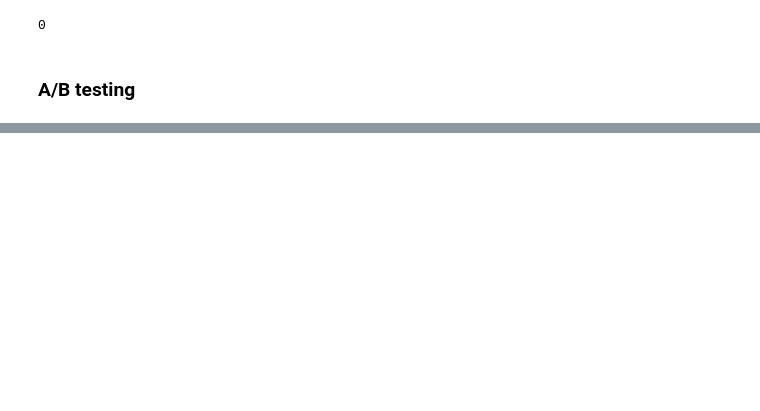
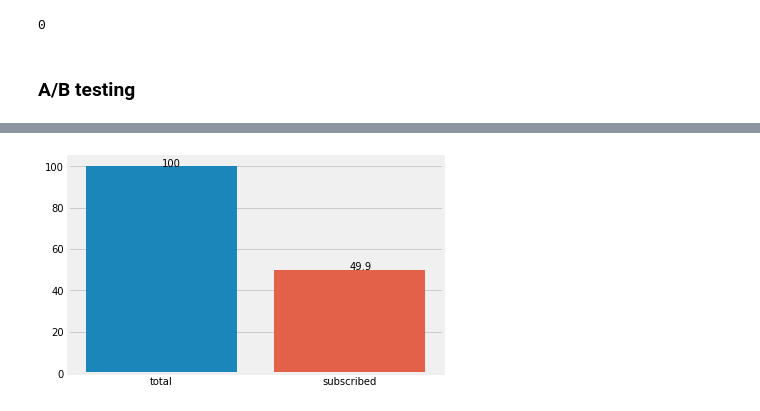
Before and after one commit to mohammadhamzehloui/DS-Notebooks, a Jupyter notebook: A_B_testing/A-B-Testing.ipynb, the cells around one changed output, grey strips where cells are left out. Cells and saved outputs as stored; diff of their text form; code cells hidden in the pictures; blank space fills up the shorter version.

```diff
--- a/A_B_testing/A-B-Testing.ipynb
+++ b/A_B_testing/A-B-Testing.ipynb
@@ -168,0 +138,23 @@ Name: subscription_date, Length: 1100, dtype: datetime64[ns]
+# %%
+demo_agg[["reg_date","lapse_date"]].max()
+current_date = pd.to_datetime("2018-03-17")
+
+# Max lapse day, a week before today
+max_lapse_date = current_date - timedelta(7)
+
+#Selecting the users that lapsed before the lapse day
+conv_users = demo_agg[(demo_agg.lapse_date < max_lapse_date)]
+total_user_count = conv_users.price.count()
+max_sub_date = conv_users.lapse_date+timedelta(days=7)
+
+#Filterning non zero subscriptions
+total_subs = conv_users[(conv_users.price > 0) & (conv_users.subscription_date <= max_sub_date)]
+conversion_rate = total_subs.price.count() / total_user_count
+
+x=['total','subscribed']
+y=[100,np.round(conversion_rate*100, decimals=2)]
+count = sns.barplot(x,y)
+for i,v in enumerate(x):
+         count.text(i, y[i],y[i])
+# %% [output]
+[figure, added]
```
Also changed, not shown: parts of 15 cells of this notebook, 5 other files.
